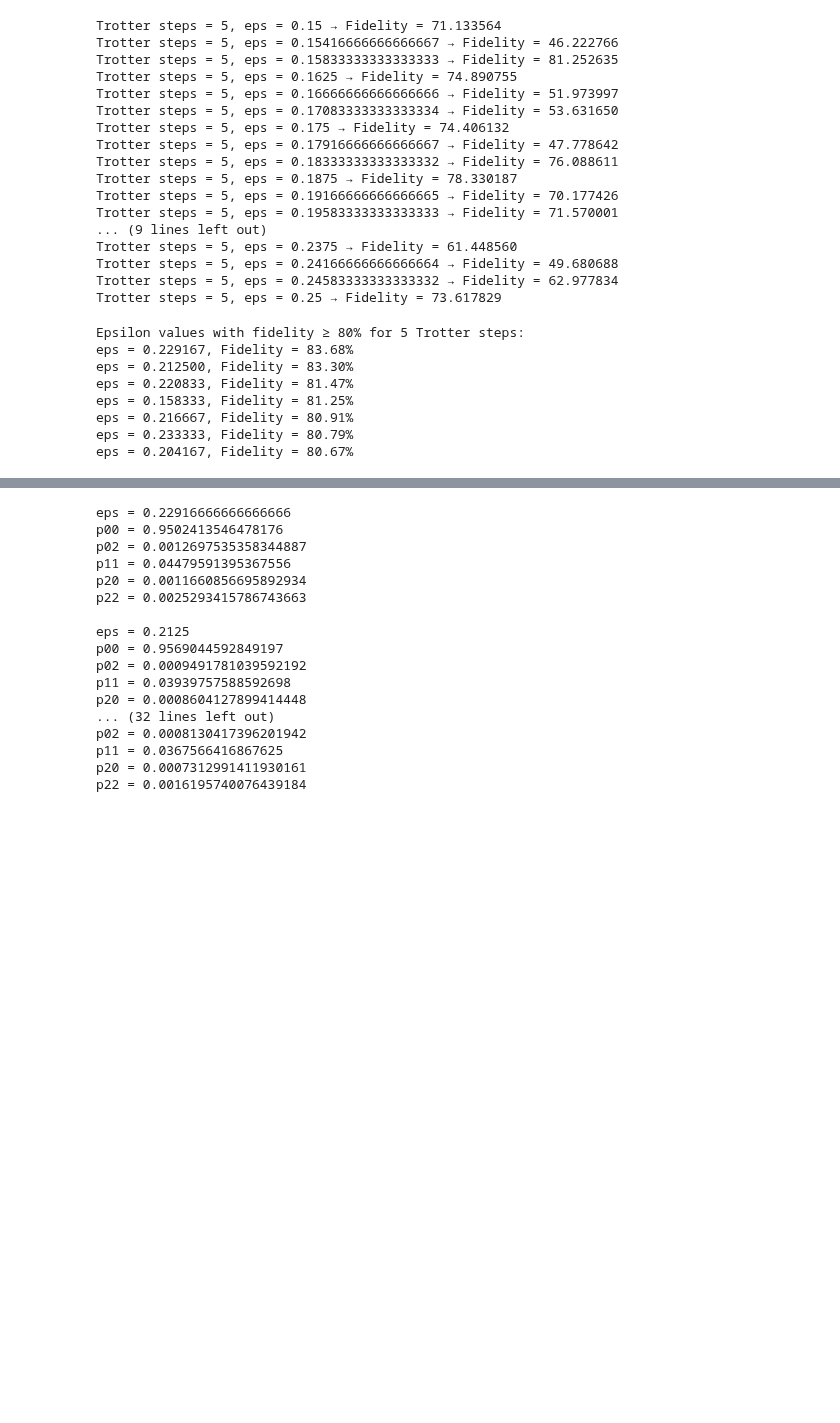
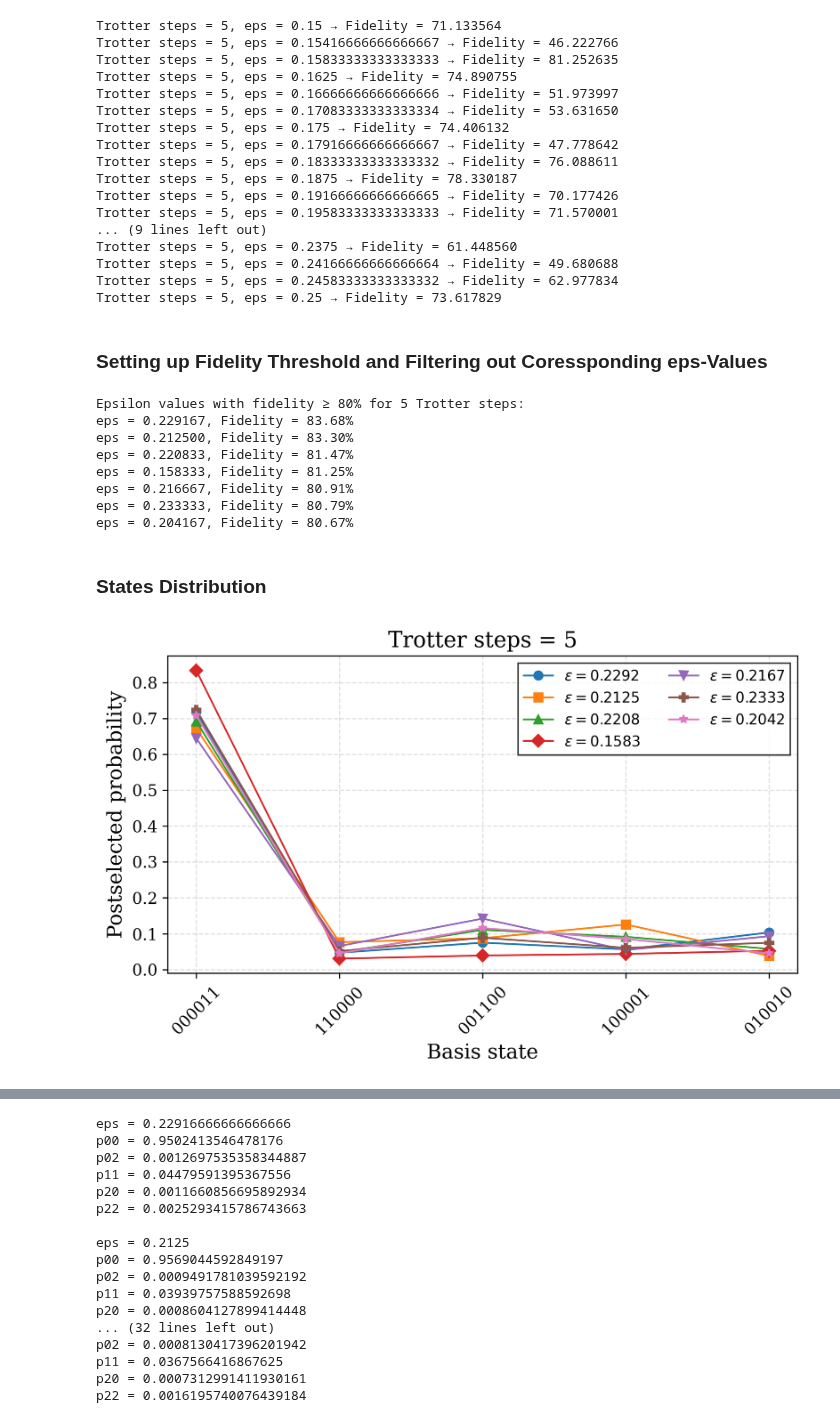
Before and after one commit to ali-tayyab/Digital-Quantum-Simulation-of-GUP-modified-Hamiltonians, a Jupyter notebook: fidelity_using_real_backend.ipynb, the cells around one changed output, grey strips where cells are left out. Saved outputs shown, nothing was run; the diff lists cells and outputs as text; code cells hidden in the pictures; blank space fills up the shorter version.

Commit message:
plots

```diff
--- a/fidelity_using_real_backend.ipynb
+++ b/fidelity_using_real_backend.ipynb
@@ -528,0 +487,6 @@ eps = 0.25 → {'000000': 13, '101000': 13, '001111': 19, '000010': 33, '010010'
+# %%
+# print("Job ID:", job.job_id())
+print("Backend:", backend.name)
+# print("Status:", job.status())
+job = service.job("d7k6jda8ui0s73b4s88g")
+job_result = job.result()
@@ -674,4 +667,6 @@ Trotter steps = 5, eps = 0.2375 → Fidelity = 61.448560
 Trotter steps = 5, eps = 0.24166666666666664 → Fidelity = 49.680688
 Trotter steps = 5, eps = 0.24583333333333332 → Fidelity = 62.977834
 Trotter steps = 5, eps = 0.25 → Fidelity = 73.617829
+# %% [markdown]
+### **Setting up Fidelity Threshold and Filtering out Coressponding eps-Values**
 # %%
@@ -706,3 +696,64 @@ eps = 0.158333, Fidelity = 81.25%
 eps = 0.216667, Fidelity = 80.91%
 eps = 0.233333, Fidelity = 80.79%
 eps = 0.204167, Fidelity = 80.67%
+# %% [markdown]
+### **States Distribution**
+# %%
+plt.rcParams.update({
+    "font.family": "serif",
+    "font.size": 12,
+    "axes.labelsize": 14,
+    "axes.titlesize": 15,
+    "legend.fontsize": 10,
+    "xtick.labelsize": 11,
+    "ytick.labelsize": 11,
+    "lines.linewidth": 1.2,
+    "lines.markersize": 6,
+    "figure.dpi": 300,
+})
+
+states = allowed
+steps_value = list(postselected_results.keys())[0]
+
+selected_eps = [eps for eps, F in high_fidelity_eps]
+
+fig, ax = plt.subplots(figsize=(7, 4.5))
+
+markers = ['o', 's', '^', 'D', 'v', 'P', '*', 'X']
+
+for i, eps in enumerate(selected_eps):
+    probs = postselected_results[steps_value][eps]
+    y = [probs.get(state, 0) for state in states]
+
+    fidelity = fidelity_results[steps_value][eps]
+
+    ax.plot(
+        states,
+        y,
+        marker=markers[i % len(markers)],
+        label=rf'$\epsilon={eps:.4f}$'
+    )
+
+ax.set_xlabel("Basis state")
+ax.set_ylabel("Postselected probability")
+ax.set_title(f"Trotter steps = {steps_value}")
+
+ax.grid(True, linestyle='--', alpha=0.4)
+
+ax.legend(
+    frameon=True,
+    fancybox=False,
+    edgecolor='black',
+    ncol=2
+)
+
+plt.xticks(rotation=45)
+plt.tight_layout()
+
+
+plt.savefig("plots/state_distribution.pdf", bbox_inches="tight")
+plt.savefig("plots/state_distribution.png", dpi=600, bbox_inches="tight")
+
+plt.show()
+# %% [output]
+[figure, added]
```
Also changed, not shown: parts of 23 cells of this notebook, 15 other files.
